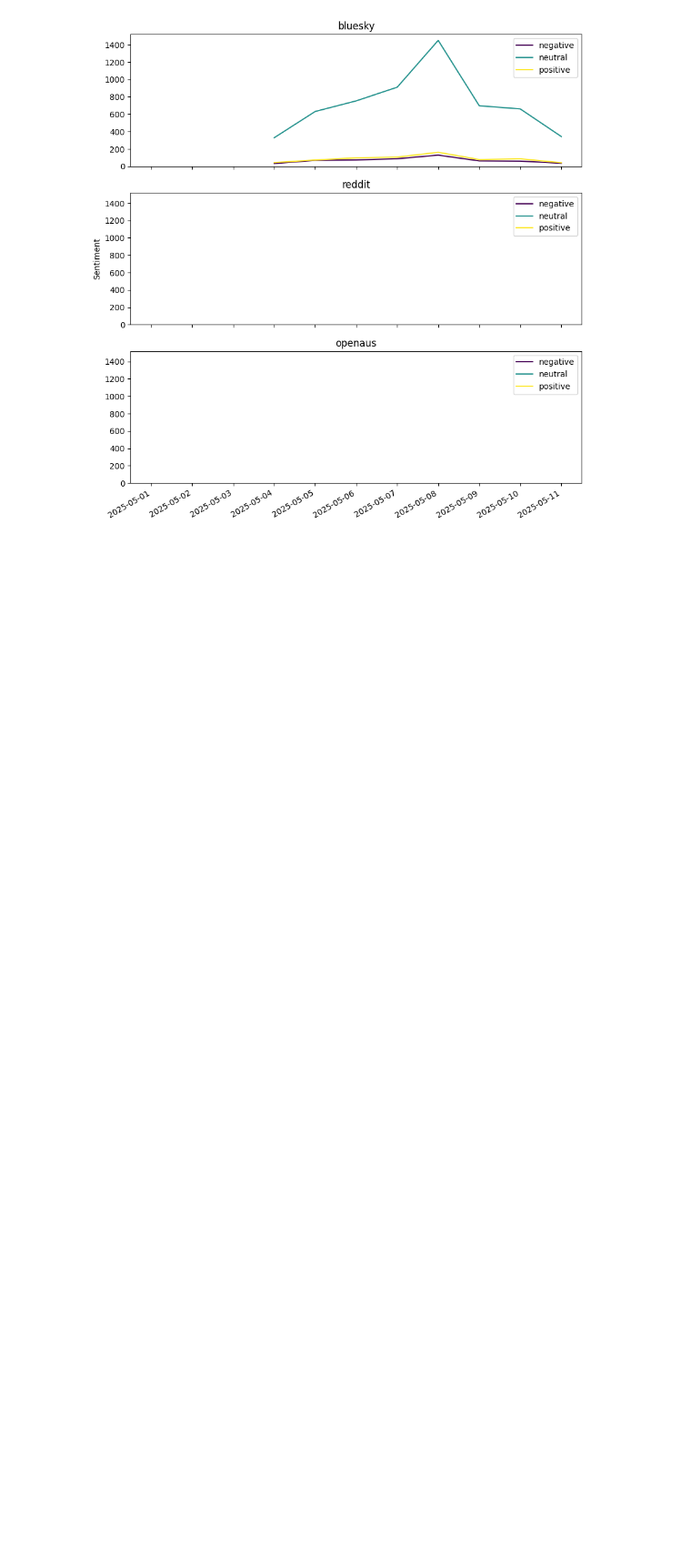
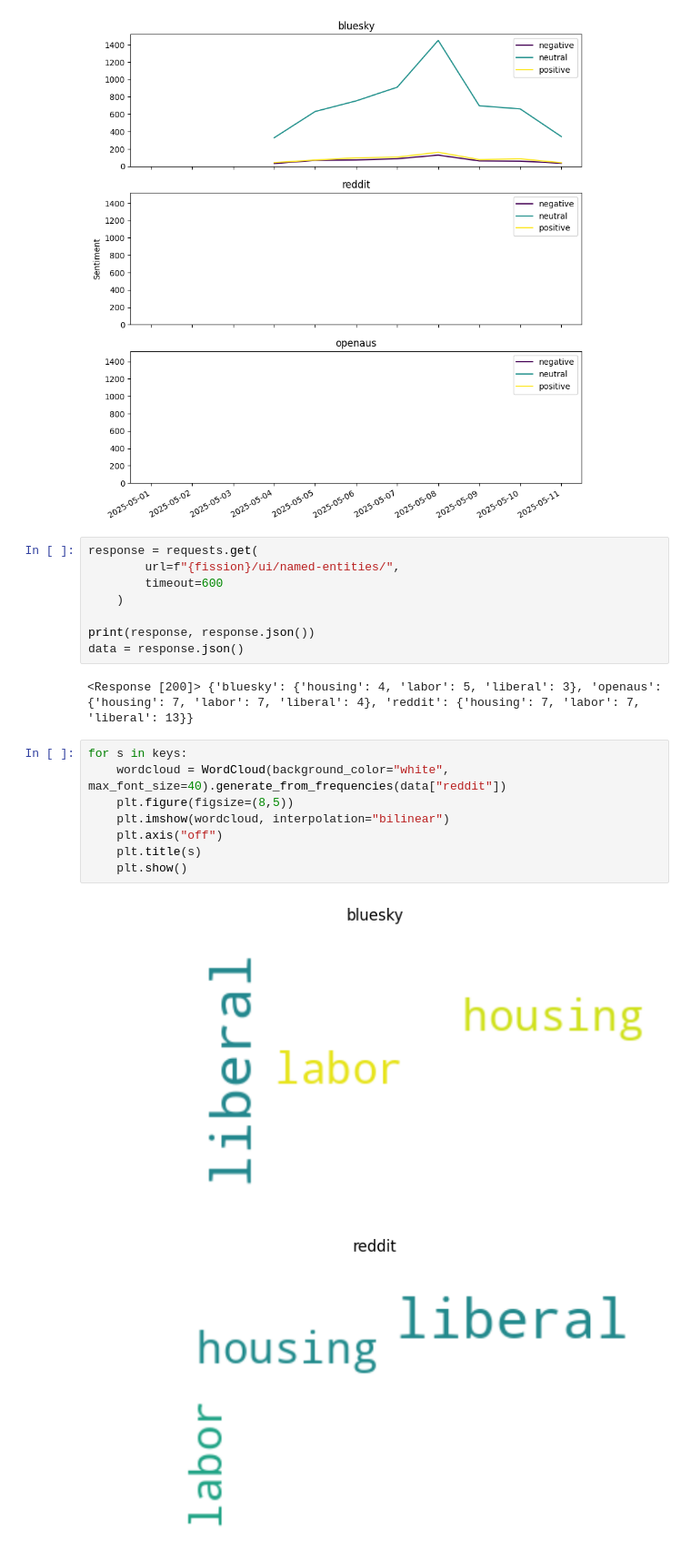
Before and after one commit to I-ueRya-n/CLOUD-NATIVE-REAL-TIME-BIG-DATA-PIPELINE-ANALYTICS, a Jupyter notebook: examples/sample.ipynb, the cells around one changed output. Shown: that part at 91% size. Saved outputs shown, nothing was run; the diff lists cells and outputs as text; blank space fills up the shorter version.

Commit message:
named entities ui base

```diff
--- a/examples/sample.ipynb
+++ b/examples/sample.ipynb
@@ -55,3 +56,24 @@ for i, s in enumerate(keys):
 plt.show()
 # %% [output]
 [figure]
+# %%
+response = requests.get(
+        url=f"{fission}/ui/named-entities/",
+        timeout=600
+    )
+
+print(response, response.json())
+data = response.json()
+# %% [output]
+<Response [200]> {'bluesky': {'housing': 4, 'labor': 5, 'liberal': 3}, 'openaus': {'housing': 7, 'labor': 7, 'liberal': 4}, 'reddit': {'housing': 7, 'labor': 7, 'liberal': 13}}
+# %%
+for s in keys:
+    wordcloud = WordCloud(background_color="white", max_font_size=40).generate_from_frequencies(data["reddit"])
+    plt.figure(figsize=(8,5))
+    plt.imshow(wordcloud, interpolation="bilinear")
+    plt.axis("off")
+    plt.title(s)
+    plt.show()
+# %% [output]
+[figure, added]
+[figure, added]
```
Also changed, not shown: parts of 2 cells of this notebook, 11 other files.
